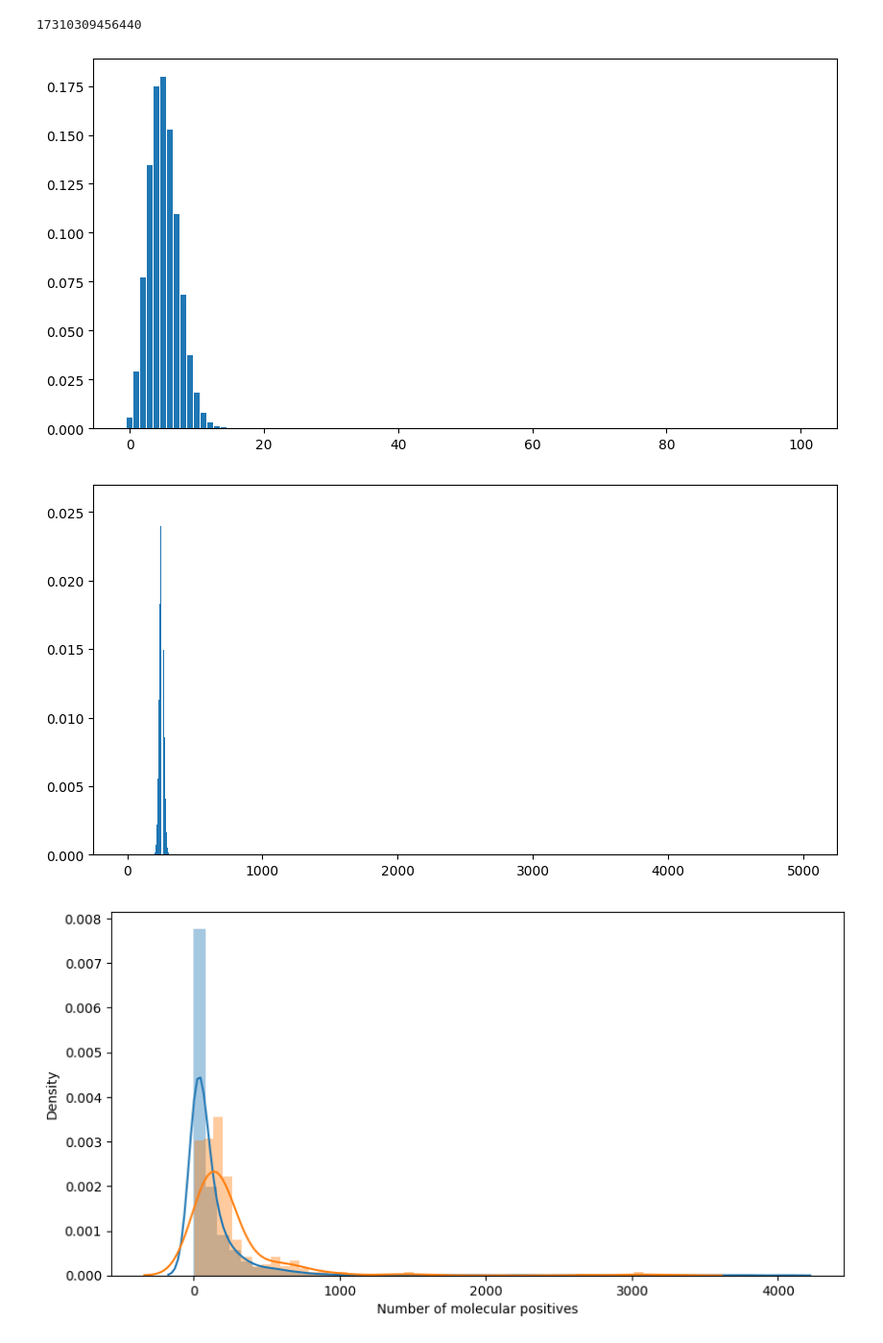
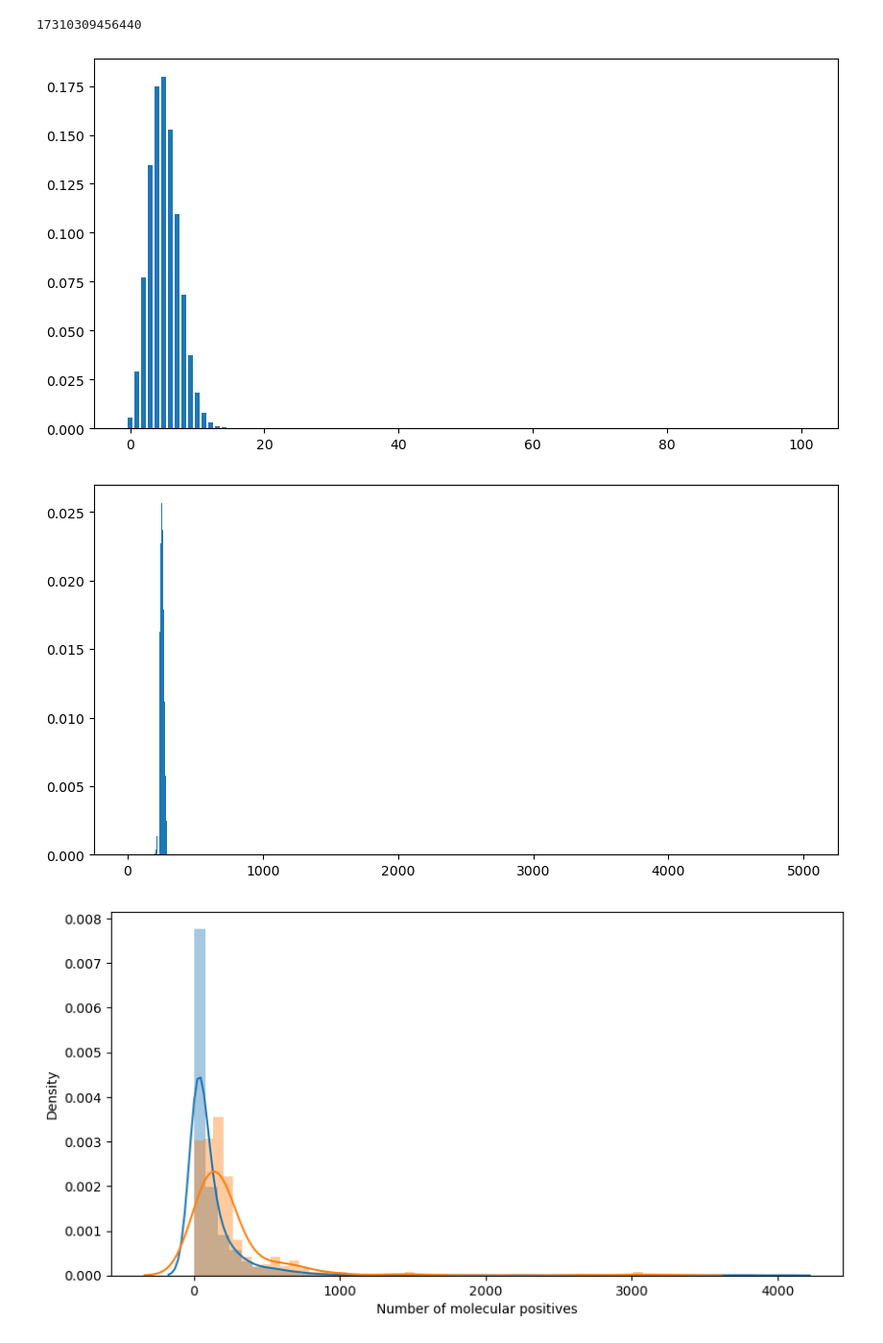
Before and after one commit to anitha2017/DAB501_Stats_GroupProject2, a Jupyter notebook: Binomial_Distribution_Project_merged.ipynb, the cells around one changed output. Shown at 96% size. Drawn from its saved outputs; the diff is of its cells as text; code cells hidden in the pictures.

Commit message:
k_value update - th

```diff
--- a/Binomial_Distribution_Project_merged.ipynb
+++ b/Binomial_Distribution_Project_merged.ipynb
@@ -716,17 +716,17 @@ math.comb(100,10)
 # %%
 # Assign and print probability of all combination number of successes(positive results) out of 100 number of tests
 from scipy.stats import binom
 n = 100
 p = hartford_prob_positive
 # defining list of r values
 k_values = list(range(n + 1))
 # list of pmf values
 dist = [binom.pmf(k, n, p) for k in k_values ]
 # plotting the graph
-plt.bar(r_values, dist)
+plt.bar(k_values, dist)
 plt.show()
 # %% [output]
-[figure, old version]
+[figure, new version]
 # %%
 # Assign and print probability of all combination number of successes(positive results) out of 5000 number of tests
 from scipy.stats import binom
@@ -737,10 +737,10 @@ k_values = list(range(n + 1))
 # list of pmf values
 dist = [binom.pmf(k, n, p) for k in k_values ]
 # plotting the graph
-plt.bar(r_values, dist)
+plt.bar(k_values, dist)
 plt.show()
 # %% [output]
-[figure, old version]
+[figure, new version]
 # %%
 sns.distplot(ct_df_2021['Number of molecular positives'])
 sns.distplot(ct_df_2021_hartford['Number of molecular positives'])
```
Also changed, not shown: parts of 22 cells of this notebook.
